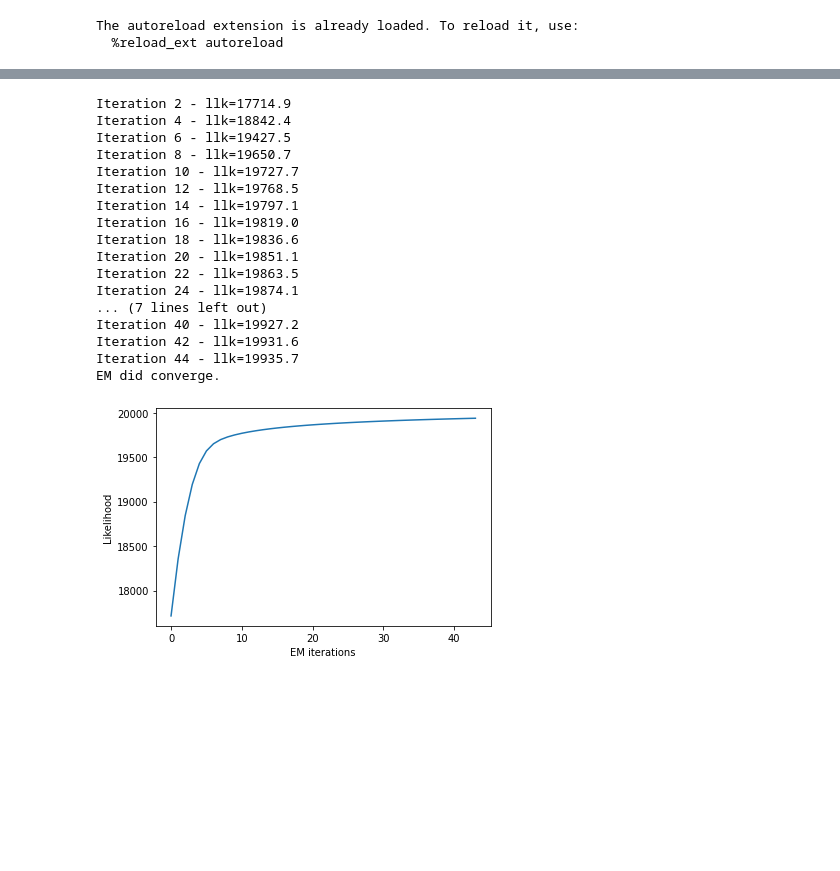
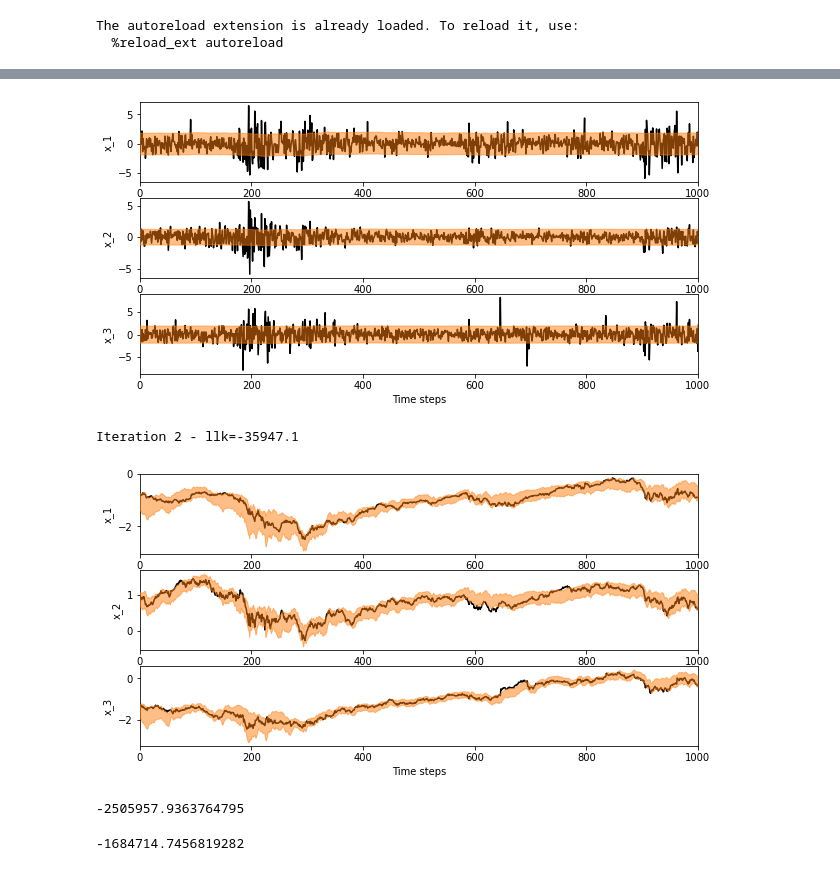
Before and after one commit to christiando/gaussian-toolbox, a Jupyter notebook: notebooks/heteroskedasticity/FinanceData.ipynb, the cells around one changed output, grey strips where cells are left out. Cells and saved outputs as stored; diff of their text form; code cells hidden in the pictures; blank space fills up the shorter version.

```diff
--- a/notebooks/heteroskedasticity/FinanceData.ipynb
+++ b/notebooks/heteroskedasticity/FinanceData.ipynb
@@ -93,0 +93,4 @@ om.pca_init(X[:1000,:])
+# %%
+ssm_em_lin = StateSpaceEM(X[:2000,:], observation_model=om, state_model=sm, conv_crit=1e-6)
+ssm_em_lin.run()
+pyplot.plot(ssm_em_lin.llk_list[1:])
@@ -93,0 +108,16 @@ om.pca_init(X[:1000,:])
+# %%
+p_x = ssm_em_lin.compute_data_density()
+pyplot.figure(figsize=(10,5))
+for ix in range(3):
+    pyplot.subplot(3,1,ix+1)
+    ix += 0
+    x_min = p_x.mu[:2000,ix] - 1.68 * numpy.sqrt(p_x.Sigma[:2000,ix,ix])
+    x_max = p_x.mu[:2000,ix] + 1.68 * numpy.sqrt(p_x.Sigma[:2000,ix,ix])
+    pyplot.plot(X[:2000,ix],'k')
+    pyplot.fill_between(range(x_min.shape[0]), x_min, x_max, color='C1', alpha=.5, zorder=9)
+    pyplot.ylabel('x_%d' %(ix+1))
+    pyplot.xlim([0,X[:1000].shape[0]])
+pyplot.xlabel('Time steps')
+pyplot.show()
+# %% [output]
+[figure, added]
@@ -94,26 +131,9 @@ om.pca_init(X[:1000,:])
 # %%
-ssm_em_lin = StateSpaceEM(X[:1000,:], observation_model=om, state_model=sm, conv_crit=1e-4)
-ssm_em_lin.run()
-pyplot.plot(ssm_em_lin.llk_list[1:])
+ssm_em = StateSpaceEM(X[:2000,:], observation_model=om, state_model=sm, conv_crit=1e-4)
+ssm_em.run()
+pyplot.plot(ssm_em.llk_list[1:])
 pyplot.xlabel('EM iterations')
 pyplot.ylabel('Likelihood')
 pyplot.show()
 # %% [output]
-Iteration 2 - llk=17714.9
-Iteration 4 - llk=18842.4
-Iteration 6 - llk=19427.5
-Iteration 8 - llk=19650.7
-Iteration 10 - llk=19727.7
-Iteration 12 - llk=19768.5
-Iteration 14 - llk=19797.1
-Iteration 16 - llk=19819.0
-Iteration 18 - llk=19836.6
-Iteration 20 - llk=19851.1
-Iteration 22 - llk=19863.5
-Iteration 24 - llk=19874.1
-... (7 lines left out)
-Iteration 40 - llk=19927.2
-Iteration 42 - llk=19931.6
-Iteration 44 - llk=19935.7
-EM did converge.
+Iteration 2 - llk=-35947.1
-[figure, removed]
@@ -133,0 +140,24 @@ pyplot.show()
+# %%
+p_x = ssm_em.compute_data_density()
+pyplot.figure(figsize=(10,5))
+for ix in range(3):
+    pyplot.subplot(3,1,ix+1)
+    ix += 0
+    x_min = p_x.mu[:1000,ix] - 1.68 * numpy.sqrt(p_x.Sigma[:1000,ix,ix])
+    x_max = p_x.mu[:1000,ix] + 1.68 * numpy.sqrt(p_x.Sigma[:1000,ix,ix])
+    pyplot.plot(X[:1000,ix],'k')
+    pyplot.fill_between(range(x_min.shape[0]), x_min, x_max, color='C1', alpha=.5, zorder=9)
+    pyplot.ylabel('x_%d' %(ix+1))
+    pyplot.xlim([0,X[:1000].shape[0]])
+pyplot.xlabel('Time steps')
+pyplot.show()
+# %% [output]
+[figure, added]
+# %%
+ssm_em.compute_predictive_log_likelihood(X[2000:])
+# %% [output]
+-2505957.9363764795
+# %%
+ssm_em_lin.compute_predictive_log_likelihood(X[2000:])
+# %% [output]
+-1684714.7456819282
```
Also changed, not shown: parts of 9 cells of this notebook.
